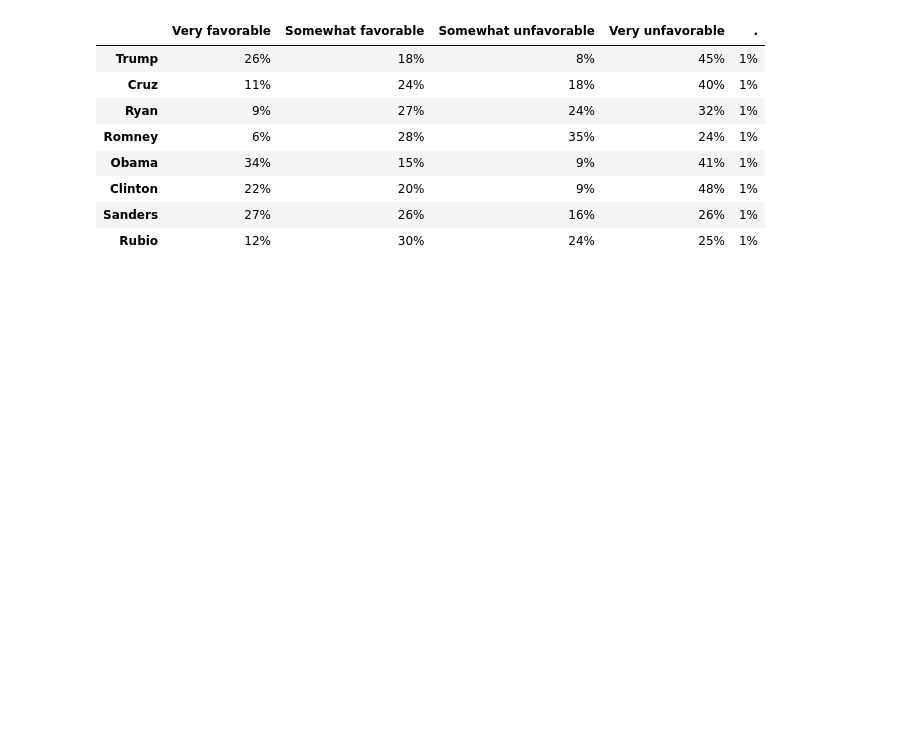
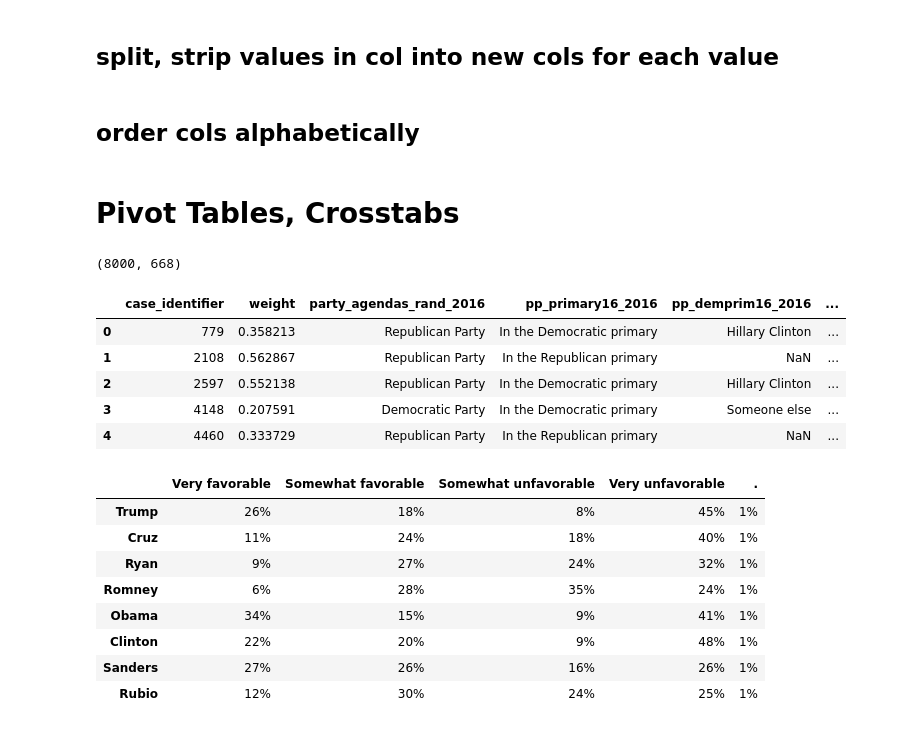
Before and after one commit to patruq/dpp, a Jupyter notebook: codes.ipynb, the cells around one changed output. Saved outputs shown, nothing was run; the diff lists cells and outputs as text; code cells hidden in the pictures; blank space fills up the shorter version.

```diff
--- a/codes.ipynb
+++ b/codes.ipynb
@@ -31,0 +30,2 @@ surveys
+# %% [markdown]
+## split, strip values in col into new cols for each value
@@ -31,0 +47,2 @@ surveys
+# %% [markdown]
+## order cols alphabetically
@@ -32,3 +56,16 @@ surveys
+# %% [markdown]
+# Pivot Tables, Crosstabs
+# %%
+print(surveys.shape)
+surveys.head()
+# %% [output]
+(8000, 668)
+|  | case_identifier | weight | party_agendas_rand_2016 | pp_primary16_2016 | pp_demprim16_2016 | ... |
+| 0 | 779 | 0.358213 | Republican Party | In the Democratic primary | Hillary Clinton | ... |
+| 1 | 2108 | 0.562867 | Republican Party | In the Republican primary | NaN | ... |
+| 2 | 2597 | 0.552138 | Republican Party | In the Democratic primary | Hillary Clinton | ... |
+| 3 | 4148 | 0.207591 | Democratic Party | In the Democratic primary | Someone else | ... |
+| 4 | 4460 | 0.333729 | Republican Party | In the Republican primary | NaN | ... |
 # %%
 cols = [col for col in surveys.columns if 'fav' in col and '_2016' in col]
 fav = surveys[cols].copy().drop(columns={'policies_favor_2016', 'fav_grid_row_rnd_2016', 'fav_grid_col_rnd_2016'})
```
Also changed, not shown: parts of 22 cells of this notebook.
